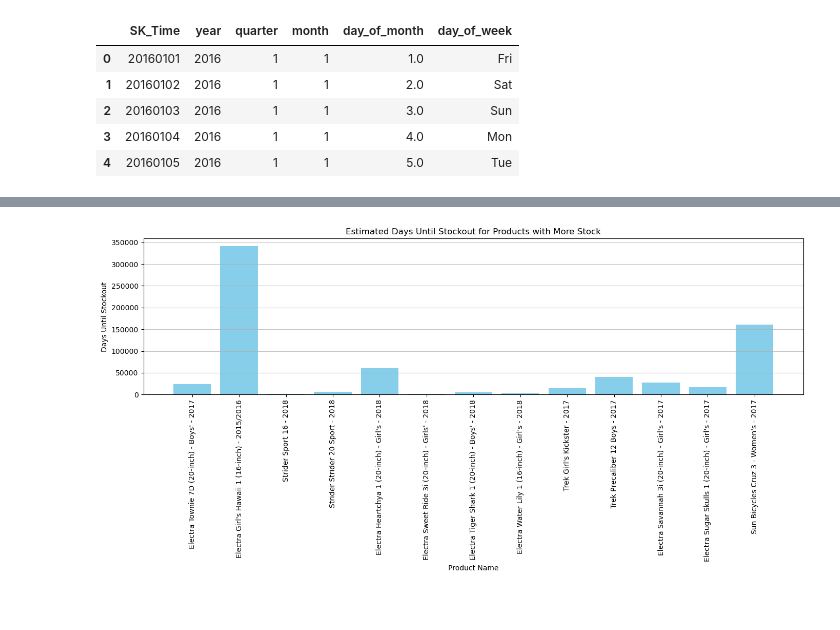
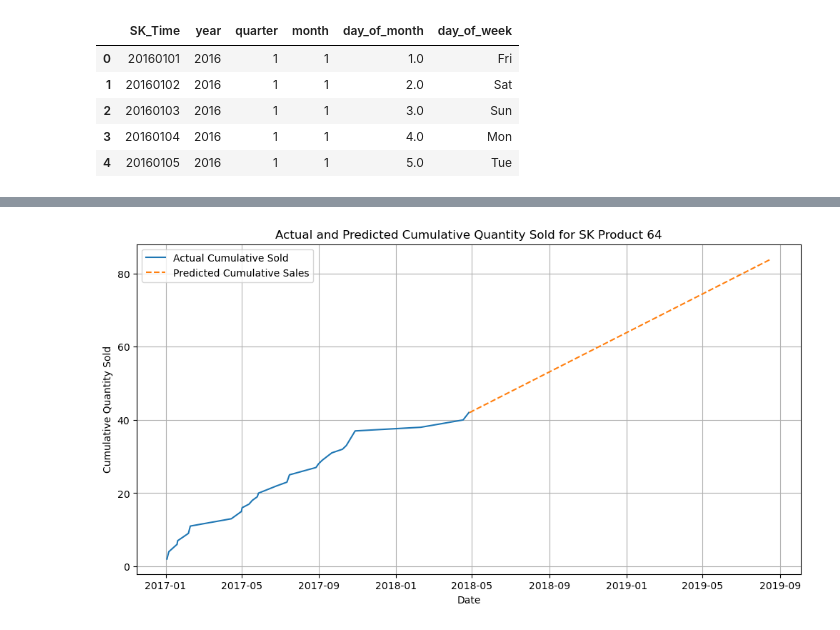
Before and after one commit to Thaddeusleewj/DENG_CA2, a Jupyter notebook: Insights.ipynb, the cells around one changed output, grey strips where cells are left out. Saved outputs shown, nothing was run; the diff lists cells and outputs as text; code cells hidden in the pictures.

```diff
--- a/Insights.ipynb
+++ b/Insights.ipynb
@@ -196,21 +197,55 @@ See the caveats in the documentation: https://pandas.pydata.org/pandas-docs/stab
-# %%
-# For a more accurate graph, we'll exclude products with negative selling rates
-# and focus on those with a positive selling rate and more than 0 units in stock
-
-# Filter out negative selling rates and products with 0 stock
-filtered_more_stock = more_stock_with_rate[(more_stock_with_rate['gradient'] > 0) & (more_stock_with_rate['stock_quantity'] > 0)]
-
-# Now, let's plot the days until stockout for these products
-plt.figure(figsize=(14, 7))
-
-# Bar chart for days until stockout
-plt.bar(filtered_more_stock['product_name'], filtered_more_stock['days_until_stockout'], color='skyblue')
-plt.title('Estimated Days Until Stockout for Products with More Stock')
-plt.xlabel('Product Name')
-plt.ylabel('Days Until Stockout')
-plt.xticks(rotation=90)
-plt.grid(axis='y', alpha=0.75)
-plt.tight_layout()
-plt.show()
-# %% [output]
-[figure, removed]
+# %%
+# I will load the CSV data again, assuming that it's structured with columns for SK_Time and item_quantity,
+# sort it, calculate the cumulative sold items and remaining items, and then plot the depletion chart.
+
+import pandas as pd
+import matplotlib.pyplot as plt
+import numpy as np
+
+# Load the provided CSV file for SK Product 64
+product_64_df = pd.read_csv('./Datasets/Product64.csv')
+
+# Convert SK_Time to a datetime format for easier manipulation
+product_64_df['SK_Time'] = pd.to_datetime(product_64_df['SK_Time'].astype(str), format='%Y%m%d')
+
+# Sort the data by time
+product_64_df_sorted = product_64_df.sort_values(by='SK_Time')
+
+# Calculate the cumulative quantity sold
+product_64_df_sorted['CumulativeSold'] = product_64_df_sorted['item_quantity'].cumsum()
+
+# Calculate the daily selling rate using the first and last order
+total_days = (product_64_df_sorted['SK_Time'].iloc[-1] - product_64_df_sorted['SK_Time'].iloc[0]).days
+average_selling_rate = product_64_df_sorted['CumulativeSold'].iloc[-1] / total_days
+
+# Assuming we want to predict based on the last known cumulative quantity sold
+last_known_cumulative = product_64_df_sorted['CumulativeSold'].iloc[-1]
+
+# Create a date range for prediction, starting the day after the last known sale date
+predict_days = int(last_known_cumulative / average_selling_rate)  # This is a simple estimation
+predict_start_date = product_64_df_sorted['SK_Time'].iloc[-1] + pd.Timedelta(days=1)
+predict_date_range = pd.date_range(start=predict_start_date, periods=predict_days)
+
+# Predict the increase in cumulative sales over the predicted date range
+predicted_sales = last_known_cumulative + (np.arange(predict_days) * average_selling_rate)
+
+# Plotting the actual and predicted cumulative sales
+plt.figure(figsize=(12, 6))
+
+# Actual cumulative quantity sold
+plt.plot(product_64_df_sorted['SK_Time'], product_64_df_sorted['CumulativeSold'], label='Actual Cumulative Sold')
+
+# Predicted cumulative sales
+plt.plot(predict_date_range, predicted_sales, label='Predicted Cumulative Sales', linestyle='--')
+
+# Titles and labels
+plt.title('Actual and Predicted Cumulative Quantity Sold for SK Product 64')
+plt.xlabel('Date')
+plt.ylabel('Cumulative Quantity Sold')
+plt.legend()
+plt.grid(True)
+
+# Display the plot
+plt.show()
+# %% [output]
+[figure, added]
```
Also changed, not shown: parts of 2 cells of this notebook, 1 other file.
